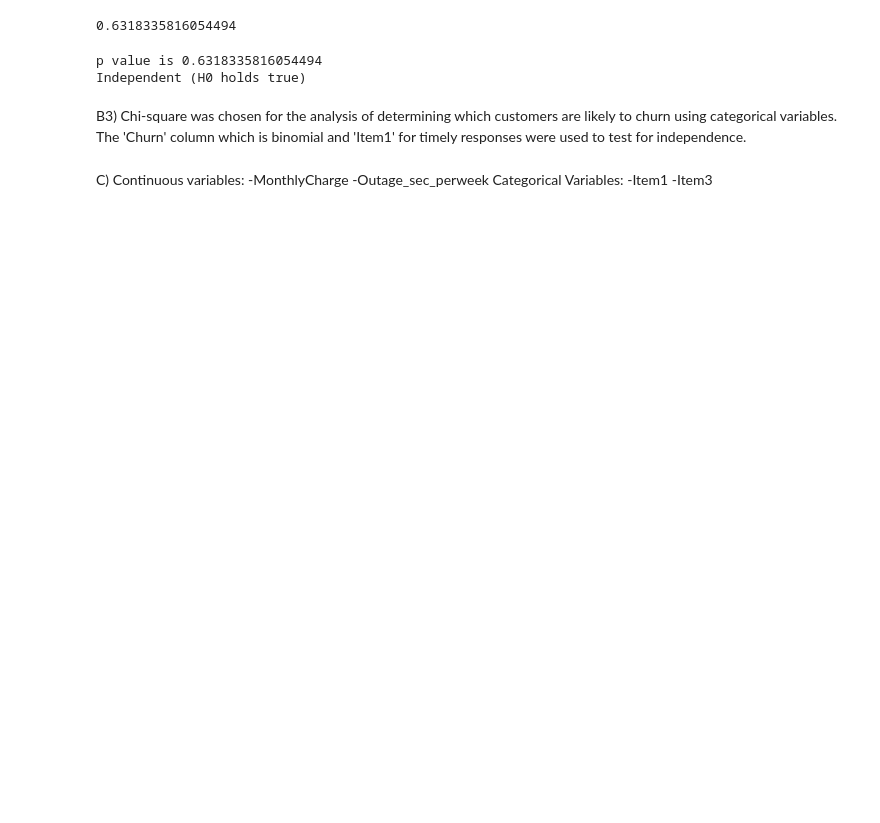
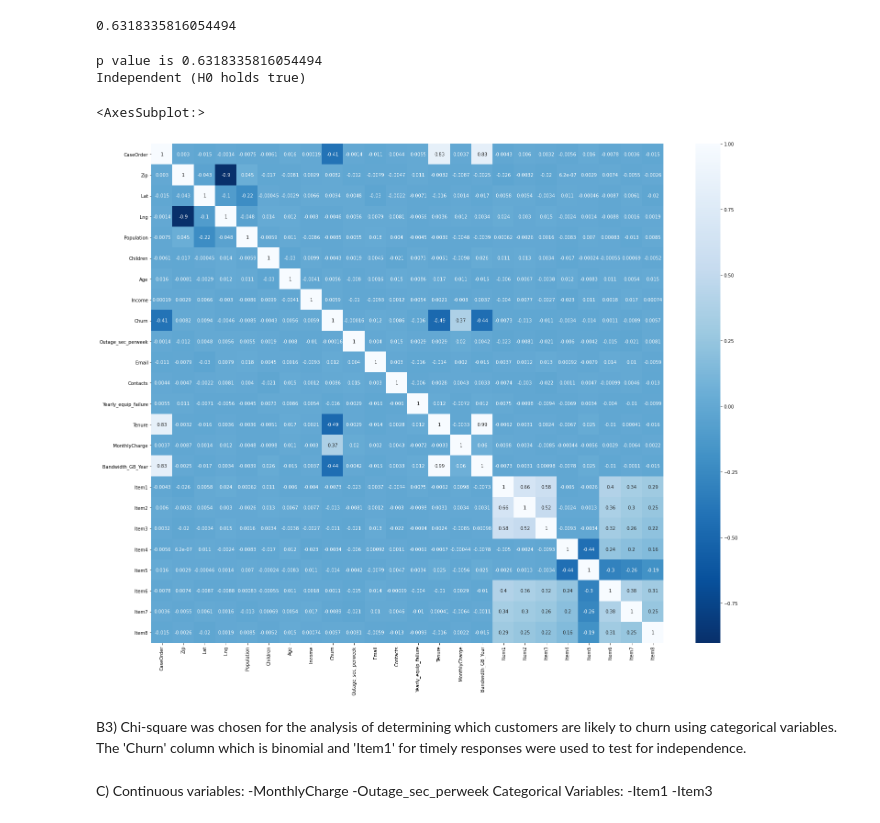
Before and after one commit to michaelle93/D207PA, a Jupyter notebook: D207PA.ipynb, the cells around one changed output. Cells and saved outputs as stored; diff of their text form; code cells hidden in the pictures; blank space fills up the shorter version.

```diff
--- a/D207PA.ipynb
+++ b/D207PA.ipynb
@@ -68,6 +72,13 @@ else:
 # %% [output]
 p value is 0.6318335816054494
 Independent (H0 holds true)
+# %%
+corr = df.corr()
+plt.figure(figsize=(25,20))
+sns.heatmap(corr, cmap='Blues_r', annot=True)
+# %% [output]
+<AxesSubplot:>
+[figure, added]
 # %% [markdown]
  B3)
  Chi-square was chosen for the analysis of determining which customers are likely to churn using categorical variables. The 'Churn' column which is binomial and 'Item1' for timely responses were used to test for independence.
```
Also changed, not shown: parts of 20 cells of this notebook.
